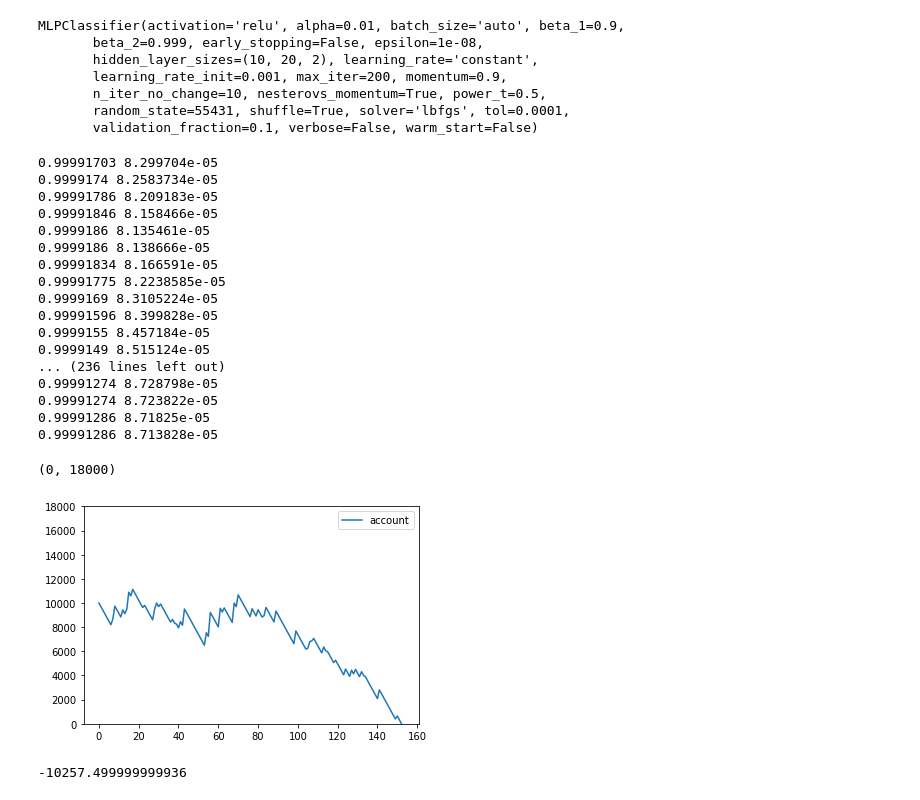
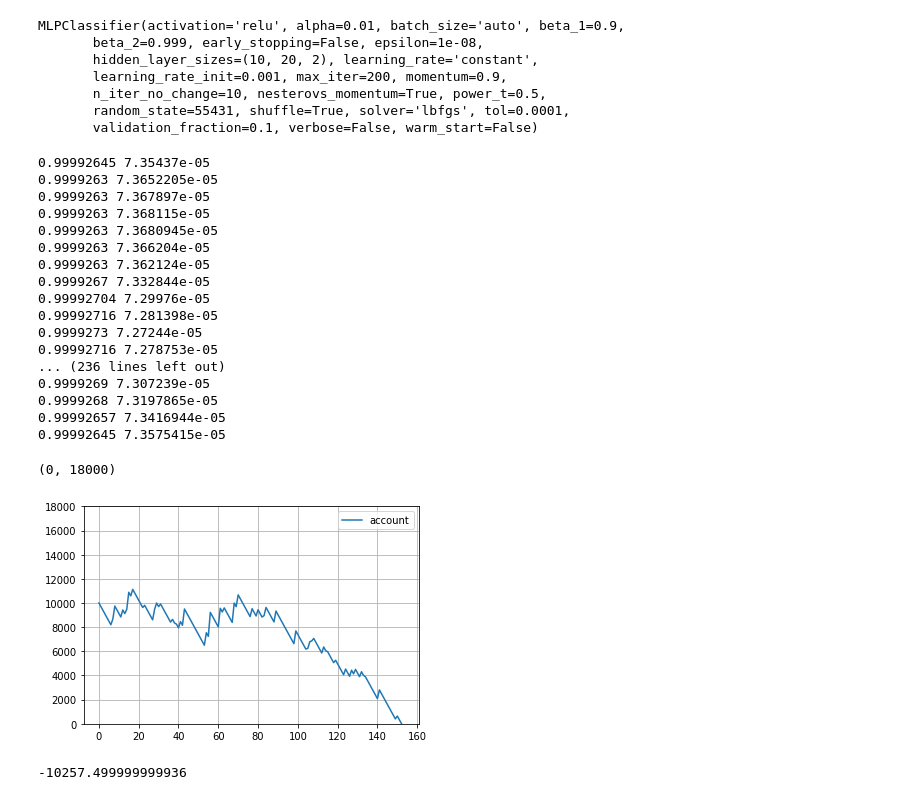
Before and after one commit to IzidoroBaltazar/MachineLearningEngineer, a Jupyter notebook: capstone_project/trading_project.ipynb, the cells around one changed output. Saved outputs shown, nothing was run; the diff lists cells and outputs as text; code cells hidden in the pictures.

```diff
--- a/capstone_project/trading_project.ipynb
+++ b/capstone_project/trading_project.ipynb
@@ -235,5 +217,3 @@ def stop_loss_gen(df):
     df['Open_High'] = df['High'] - df['Open']
     df['Open_Low'] = df['Open'] - df['Low']
     return df
-# %%
-gold_gains = stop_loss_gen(gold_gains)
@@ -541,7 +538,7 @@ def data_split_pca_transform(df):
     df_data_tt = df.loc[validate_date > df.index]
     df_train, df_test, label_train, label_test = train_test_split(df_data_tt[list(range(label_index))], df_data_tt[label_index], test_size=0.2, random_state=2242)
 
-    pca = PCA(n_components=20, random_state=2234)
+    pca = PCA(n_components=30, random_state=2234)
     # pca = FactorAnalysis(n_components=5, random_state=2234)
     pca.fit(df_train[list(range(label_index))])
 
@@ -852,7 +850,7 @@ from keras import regularizers
 X_train = np.concatenate([X, X_test])
 y_train = np.array([[1,0] if i==1 else [0,0] for i in np.concatenate([y, y_test])])
 
-input_shape = 20
+input_shape = 30
 num_classes = 1
 
 # Define a model
@@ -877,28 +875,28 @@ model.summary()
 gold_clf_long = model
 # %%
 gold_account_long = get_performance(gold_clf_long, gold_pca, gold_gains.loc[gold_gains.index > validate_date], gold_validate, gold_label_validate, short=False, stop_loss=300, multi_class=True, vector=False)
-ax1 = gold_account_long[['account']].plot()
+ax1 = gold_account_long[['account']].plot(grid=True)
 ax1.set_ylim(0,18000)
 # %% [output]
-0.99991703 8.299704e-05
-0.9999174 8.2583734e-05
-0.99991786 8.209183e-05
-0.99991846 8.158466e-05
-0.9999186 8.135461e-05
-0.9999186 8.138666e-05
-0.99991834 8.166591e-05
-0.99991775 8.2238585e-05
-0.9999169 8.3105224e-05
-0.99991596 8.399828e-05
-0.9999155 8.457184e-05
-0.9999149 8.515124e-05
+0.99992645 7.35437e-05
+0.9999263 7.3652205e-05
+0.9999263 7.367897e-05
+0.9999263 7.368115e-05
+0.9999263 7.3680945e-05
+0.9999263 7.366204e-05
+0.9999263 7.362124e-05
+0.9999267 7.332844e-05
+0.99992704 7.29976e-05
+0.99992716 7.281398e-05
+0.9999273 7.27244e-05
+0.99992716 7.278753e-05
 ... (236 lines left out)
-0.99991274 8.728798e-05
-0.99991274 8.723822e-05
-0.99991286 8.71825e-05
-0.99991286 8.713828e-05
+0.9999269 7.307239e-05
+0.9999268 7.3197865e-05
+0.99992657 7.3416944e-05
+0.99992645 7.3575415e-05
 (0, 18000)
-[figure, old version]
+[figure, new version]
 # %%
 gold_account_long[gold_account_long['long'] == 1].gains.sum()
 # %% [output]
```
Also changed, not shown: parts of 32 cells of this notebook.
